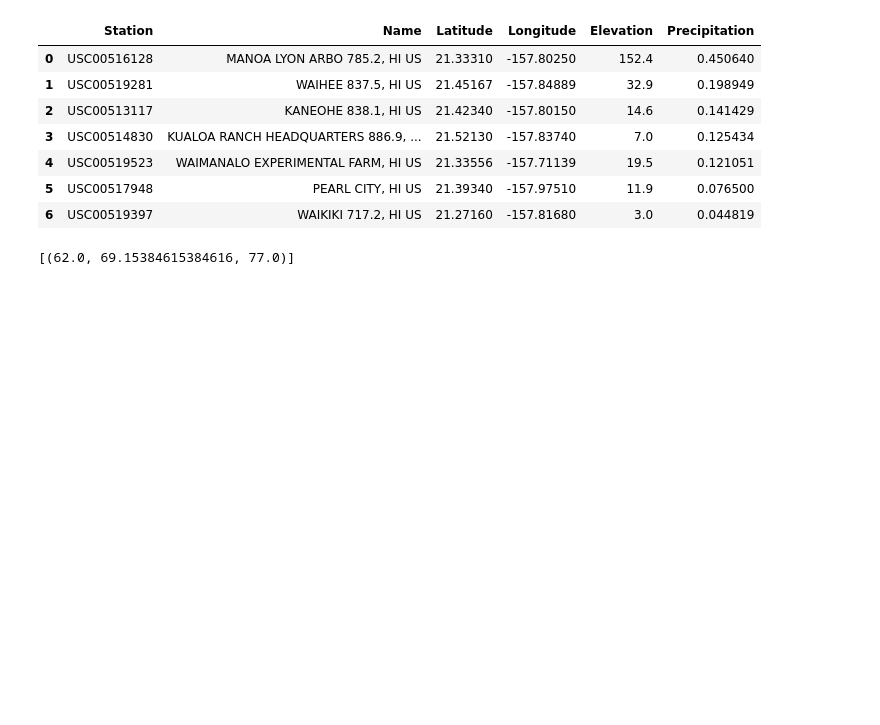
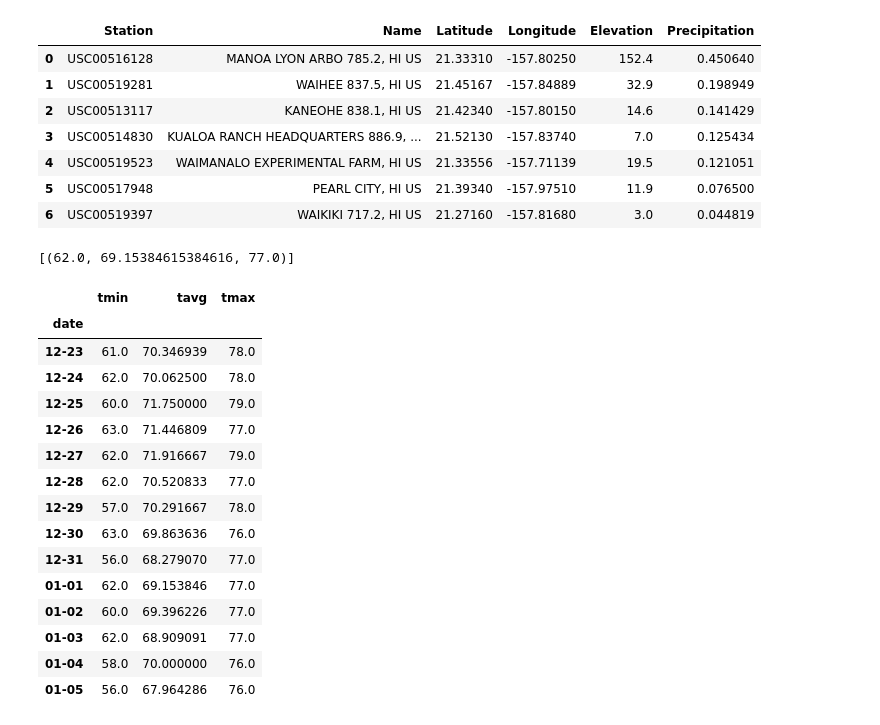
Before and after one commit to UoT-Bootcamp/SQLAlchemy-challenge, a Jupyter notebook: climate_starter.ipynb, the cells around one changed output. Drawn from its saved outputs; the diff is of its cells as text; code cells hidden in the pictures; blank space fills up the shorter version.

```diff
--- a/climate_starter.ipynb
+++ b/climate_starter.ipynb
@@ -326,4 +346,26 @@ daily_normals("01-01")
 # %%
 # Load the previous query results into a Pandas DataFrame and add the `trip_dates` range as the `date` index
+trip_df = pd.DataFrame({"date" : trip_dates,
+             "tmin" : tmin,
+                    "tavg" : tavg,
+                "tmax" : tmax})
+trip_df.set_index("date")
+# %% [output]
+|  | tmin | tavg | tmax |
+| date |  |  |  |
+| 12-23 | 61.0 | 70.346939 | 78.0 |
+| 12-24 | 62.0 | 70.062500 | 78.0 |
+| 12-25 | 60.0 | 71.750000 | 79.0 |
+| 12-26 | 63.0 | 71.446809 | 77.0 |
+| 12-27 | 62.0 | 71.916667 | 79.0 |
+| 12-28 | 62.0 | 70.520833 | 77.0 |
+| 12-29 | 57.0 | 70.291667 | 78.0 |
+| 12-30 | 63.0 | 69.863636 | 76.0 |
+| 12-31 | 56.0 | 68.279070 | 77.0 |
+| 01-01 | 62.0 | 69.153846 | 77.0 |
+| 01-02 | 60.0 | 69.396226 | 77.0 |
+| 01-03 | 62.0 | 68.909091 | 77.0 |
+| 01-04 | 58.0 | 70.000000 | 76.0 |
+| 01-05 | 56.0 | 67.964286 | 76.0 |
 # %%
 # Plot the daily normals as an area plot with `stacked=False`
```
Also changed, not shown: parts of 5 cells of this notebook.
